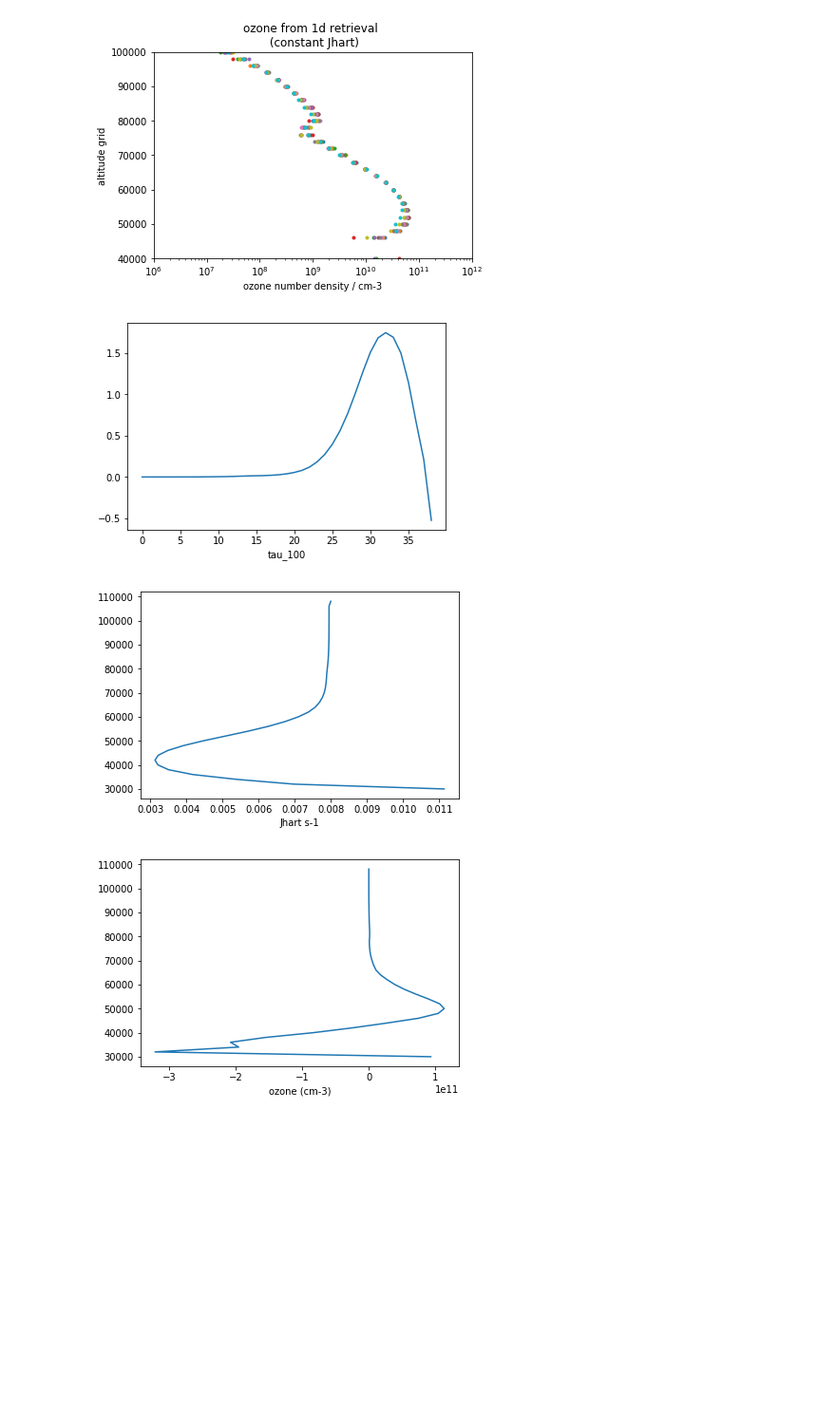
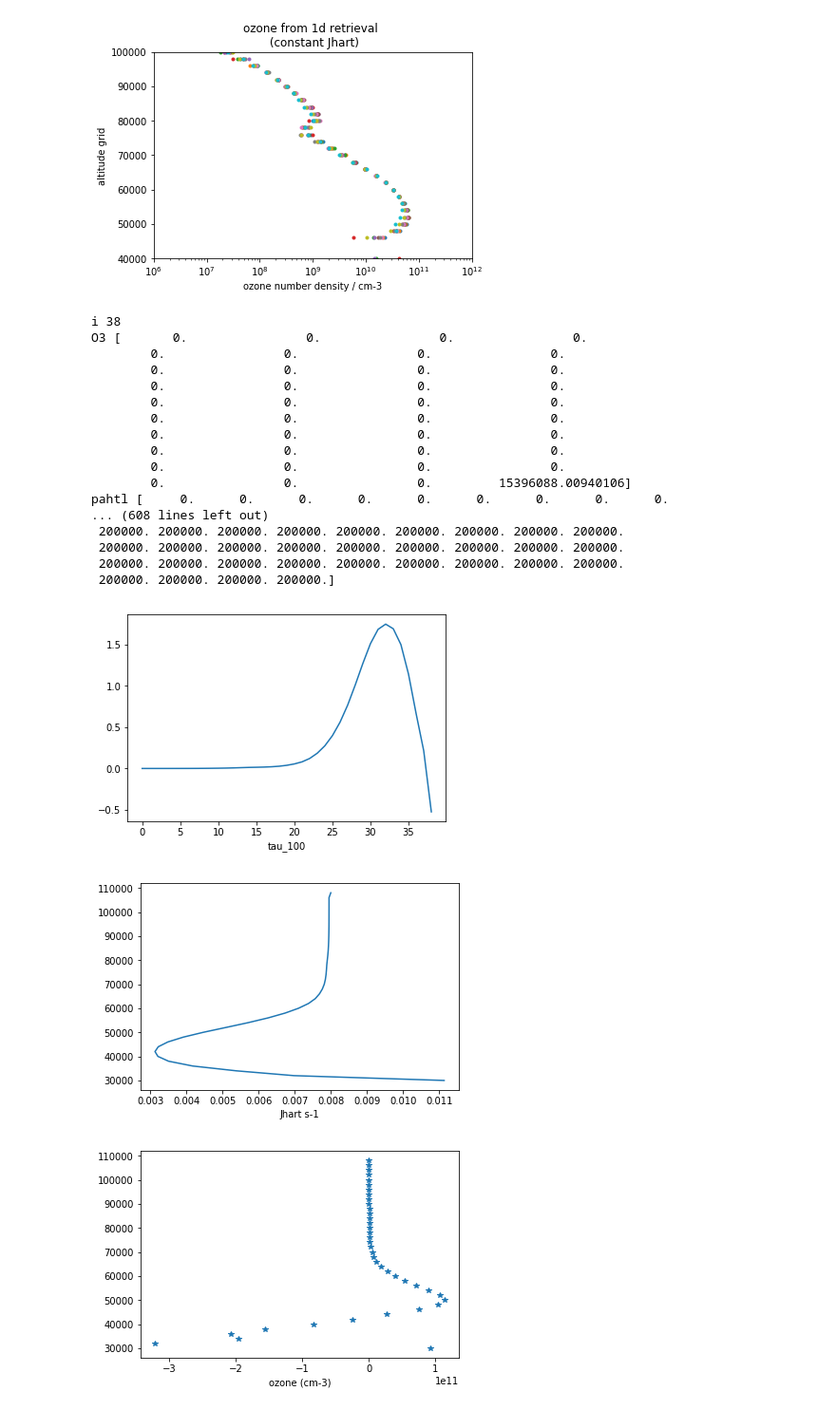
Before and after one commit to Anqi-Li/iris, a Jupyter notebook: notebooks/ozone_retrieval.ipynb, the cells around one changed output. Shown: that part at 95% size. Saved outputs shown, nothing was run; the diff lists cells and outputs as text; code cells hidden in the pictures; blank space fills up the shorter version.

Commit message:
Please enter the commit message for your changes. Lines starting

```diff
--- a/notebooks/ozone_retrieval.ipynb
+++ b/notebooks/ozone_retrieval.ipynb
@@ -18,7 +18,7 @@ orbit = 20900
 num_of_orbits = 2
 ch = 3
 
-db = sql.connect('/home/anqil/Documents/Python/iris_git/OSIRIS_three_orbits_test.db')
+db = sql.connect('/Users/anqili/Documents/Python/iris/OSIRIS_three_orbits_test.db')
 cur = db.cursor()
 
 return_column = ('data, mjd, look_ecef, sc_position_ecef, latitude, longitude, altitude')
@@ -292,9 +296,12 @@ O3[-1] = ozone_sme(M[-1], T[-1], O2sd_ver[-1],
                    jhart=Jhart[-1], js=gA[-1])
 
 # from the second top layers ......
-tau_save=[] #temp
+test_save=[] #temp
 for i in range(len(z)-2, -1, -1):
-#    print(i)
+    print('i', i)
+    print('O3', O3)
+    print('pahtl', pathl[i+1,:])
+
 #    tau = np.matmul((np.outer(sO2, O2)
 #                     + np.outer(sN2, N2)
 #                     + np.outer(sO3, O3)), pathl[i+1,:])
@@ -306,34 +313,51 @@ for i in range(len(z)-2, -1, -1):
 #    tau = tau_o2 + tau_n2 + tau_o3
     tau = tau_o3
 
-    tau_save.append(tau[100]) #temp
+    test_save.append(tau[100]) #temp
     jO3 = irrad * sO3 * np.exp(-tau)
 
     jhart = jO3[hartrange].sum()
     Jhart[i] = jhart
     O3[i] = ozone_sme(M[i], T[i], O2sd_ver[i], jhart=Jhart[i], js=gA[i])
 
     if jhart < 1e-4:
         break
 
 plt.figure()
-plt.plot(tau_save)
+plt.plot(test_save)
 plt.xlabel('tau_100')
 
 plt.figure()
 plt.plot(Jhart, z)
 plt.xlabel('Jhart s-1')
 
 plt.figure()
-plt.plot(O3, z)
+plt.plot(O3, z, '*')
 plt.xlabel('ozone (cm-3)')
 ax = plt.gca()
 ax.set_xscale('linear')
 
 #why tau decreases?
 #why J is rising again?
 #o3 is negative?
 # %% [output]
+i 38
+O3 [       0.                0.                0.                0.
+        0.                0.                0.                0.
+        0.                0.                0.                0.
+        0.                0.                0.                0.
+        0.                0.                0.                0.
+        0.                0.                0.                0.
+        0.                0.                0.                0.
+        0.                0.                0.                0.
+        0.                0.                0.                0.
+        0.                0.                0.         15396088.00940106]
+pahtl [     0.      0.      0.      0.      0.      0.      0.      0.      0.
+... (608 lines left out)
+ 200000. 200000. 200000. 200000. 200000. 200000. 200000. 200000. 200000.
+ 200000. 200000. 200000. 200000. 200000. 200000. 200000. 200000. 200000.
+ 200000. 200000. 200000. 200000. 200000. 200000. 200000. 200000. 200000.
+ 200000. 200000. 200000. 200000.]
 [figure]
 [figure]
-[figure, old version]
+[figure, new version]
```
Also changed, not shown: parts of 5 cells of this notebook.
